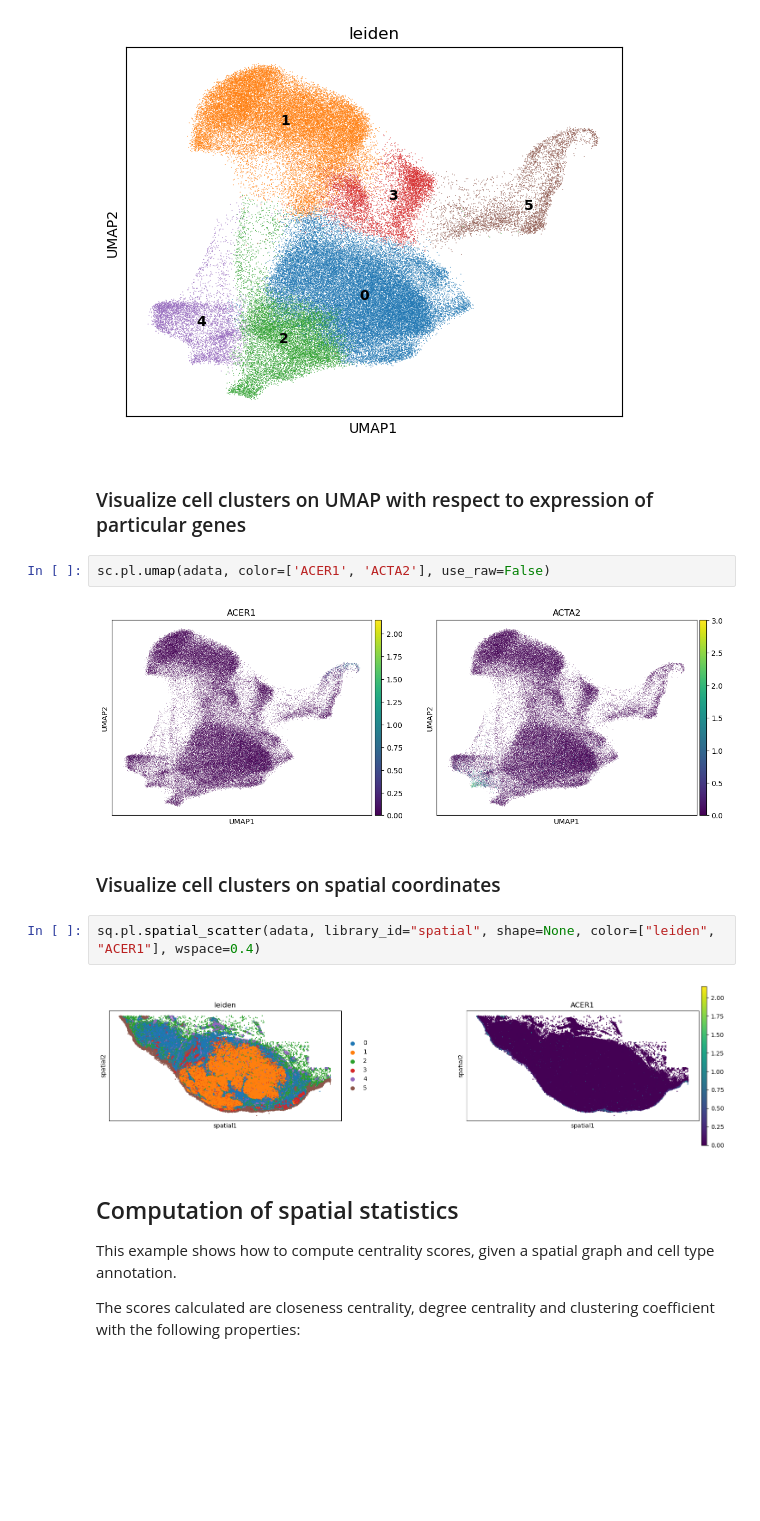
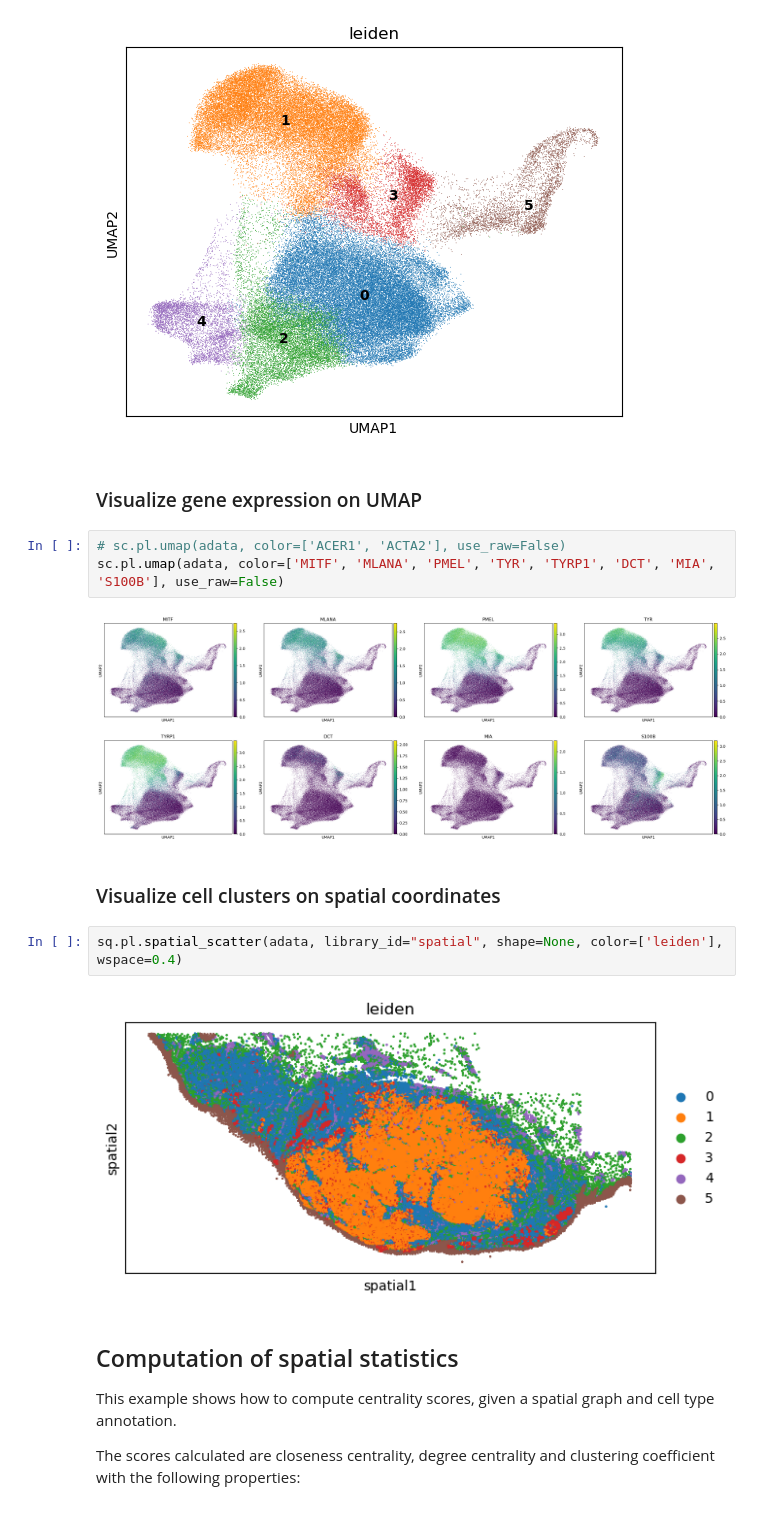
Before and after one commit to tfkillian/spatial_workflows, a Jupyter notebook: Analyze_Xenium_data.ipynb, the cells around one changed output. Saved outputs shown, nothing was run; the diff lists cells and outputs as text; blank space fills up the shorter version.

```diff
--- a/Analyze_Xenium_data.ipynb
+++ b/Analyze_Xenium_data.ipynb
@@ -161,17 +174,18 @@ sc.pl.umap(adata, color="leiden", legend_loc='on data', wspace=0.4)
 # %% [output]
 [figure]
 # %% [markdown]
-### Visualize cell clusters on UMAP with respect to expression of particular genes
+### Visualize gene expression on UMAP
 # %%
-sc.pl.umap(adata, color=['ACER1', 'ACTA2'], use_raw=False)
+# sc.pl.umap(adata, color=['ACER1', 'ACTA2'], use_raw=False)
+sc.pl.umap(adata, color=['MITF', 'MLANA', 'PMEL', 'TYR', 'TYRP1', 'DCT', 'MIA', 'S100B'], use_raw=False)
 # %% [output]
-[figure, old version]
+[figure, new version]
 # %% [markdown]
 ### Visualize cell clusters on spatial coordinates
 # %%
-sq.pl.spatial_scatter(adata, library_id="spatial", shape=None, color=["leiden", "ACER1"], wspace=0.4)
+sq.pl.spatial_scatter(adata, library_id="spatial", shape=None, color=['leiden'], wspace=0.4)
 # %% [output]
-[figure, old version]
+[figure, new version]
 # %% [markdown]
 ## Computation of spatial statistics
 
```
Also changed, not shown: parts of 30 cells of this notebook, 1 other file.
